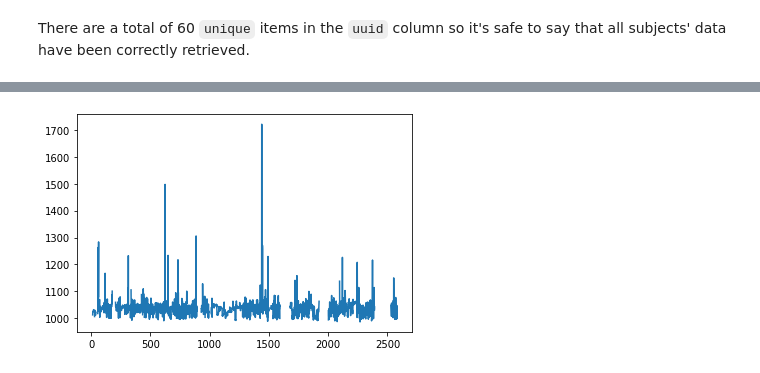
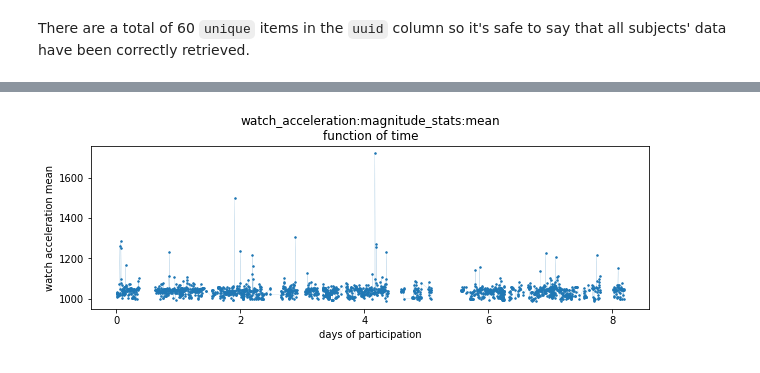
Before and after one commit to MariPS/Behavioral-Context-Recognition, a Jupyter notebook: exploratory-data-analysis.ipynb, the cells around one changed output, grey strips where cells are left out. Cells and saved outputs as stored; diff of their text form; code cells hidden in the pictures.

```diff
--- a/exploratory-data-analysis.ipynb
+++ b/exploratory-data-analysis.ipynb
@@ -92,7 +113,13 @@ user_data
-# %%
-from matplotlib import pyplot
-
-user_data["watch_acceleration:magnitude_stats:mean"].plot()
-pyplot.show()
-# %% [output]
-[figure, removed]
+# %%
+from matplotlib import pyplot as plt
+
+plt.figure(figsize=(10,3),facecolor='white')
+seconds_in_day = (60*60*24)
+days_since_participation = (user_data["timestamp"] - user_data["timestamp"].iloc[0] ) / float(seconds_in_day)
+plt.plot(days_since_participation,user_data["watch_acceleration:magnitude_stats:mean"],'.-',markersize=3,linewidth=0.1)
+plt.xlabel('days of participation')
+plt.ylabel('watch acceleration mean')
+plt.title('watch_acceleration:magnitude_stats:mean\nfunction of time')
+plt.show()
+# %% [output]
+[figure, added]
```
Also changed, not shown: parts of 16 cells of this notebook.
